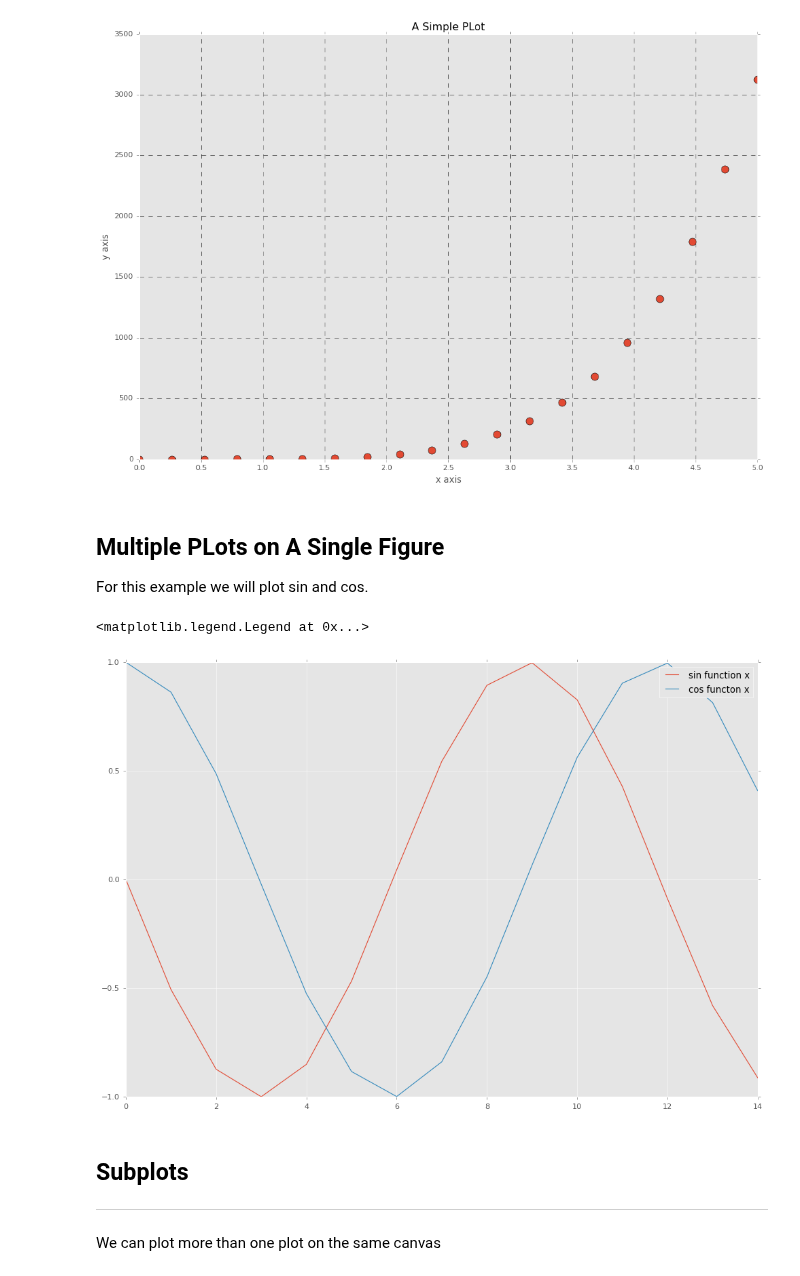
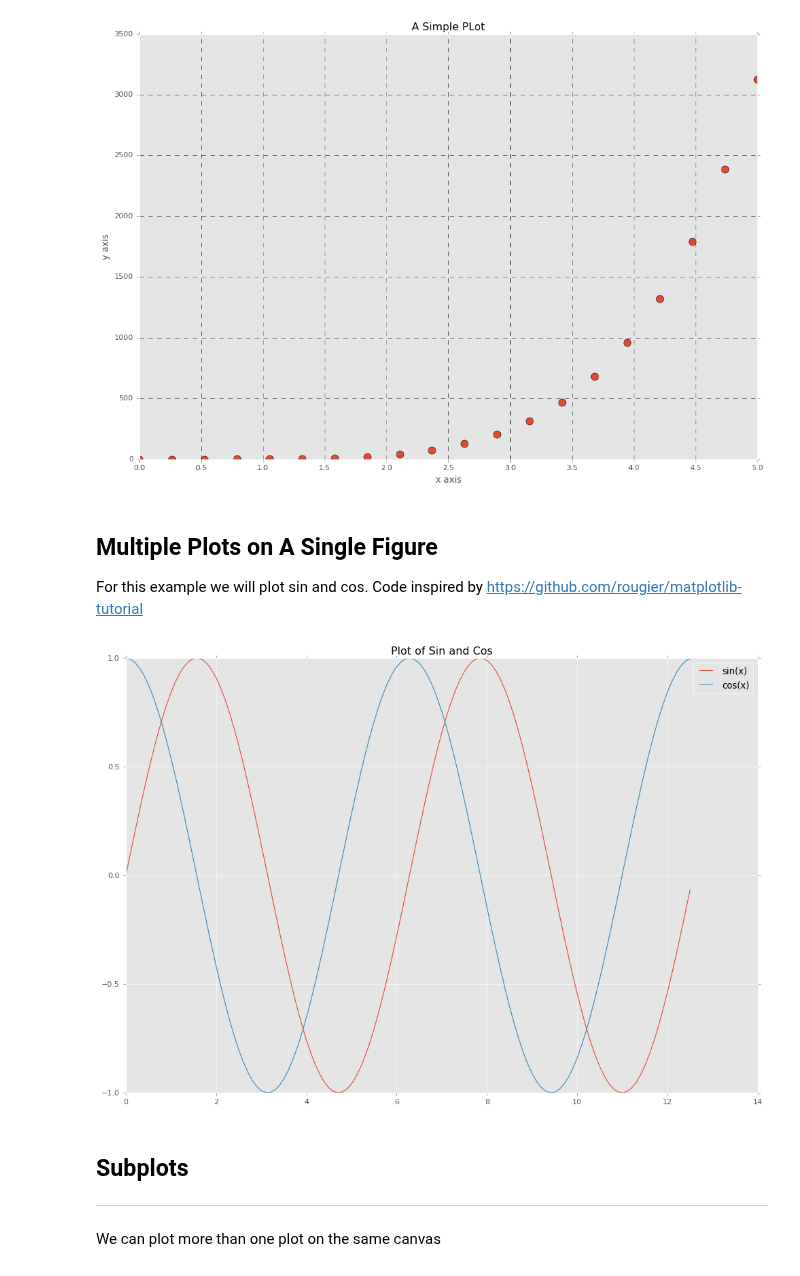
Before and after one commit to kmcd14/FofData-assessment, a Jupyter notebook: pyplot.ipynb, the cells around one changed output. Cells and saved outputs as stored; diff of their text form; code cells hidden in the pictures.

```diff
--- a/pyplot.ipynb
+++ b/pyplot.ipynb
@@ -319,17 +324,29 @@ plt.show()
 # %% [output]
 [figure]
 # %% [markdown]
-## Multiple PLots on A Single Figure
+## Multiple Plots on A Single Figure
 
-For this example we will plot sin and cos.
+For this example we will plot sin and cos. Code inspired by https://github.com/rougier/matplotlib-tutorial
-# %%
-x= np.arange(0,1500,100)
-plt.plot(np.sin(x),label='sin function x')
-plt.plot(np.cos(x),label='cos functon x')
-plt.legend(loc='upper right')
-# %% [output]
-<matplotlib.legend.Legend at 0x...>
-[figure, removed]
+# %%
+# Setting the value of x using numpys pi method
+x = np.arange(0,4*np.pi,0.1)   # start,stop,step
+# %%
+# Setting the value of y
+y = np.sin(x)
+# %%
+# Setting the value of z
+z = np.cos(x)
+# %%
+# Plotting all on the same figure
+plt.plot(x,y,x,z)
+
+# Adding a title
+plt.title('Plot of Sin and Cos')
+# Adding a legend
+plt.legend(['sin(x)', 'cos(x)'])
+plt.show()
+# %% [output]
+[figure, added]
 # %% [markdown]
 ## Subplots
 
```
Also changed, not shown: parts of 6 cells of this notebook.
